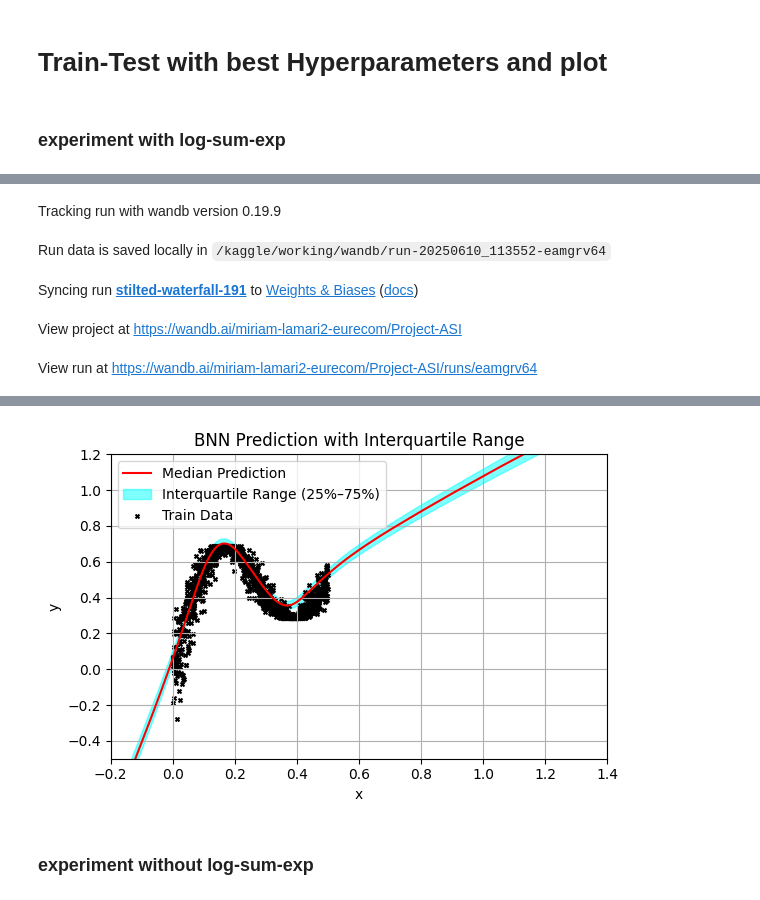
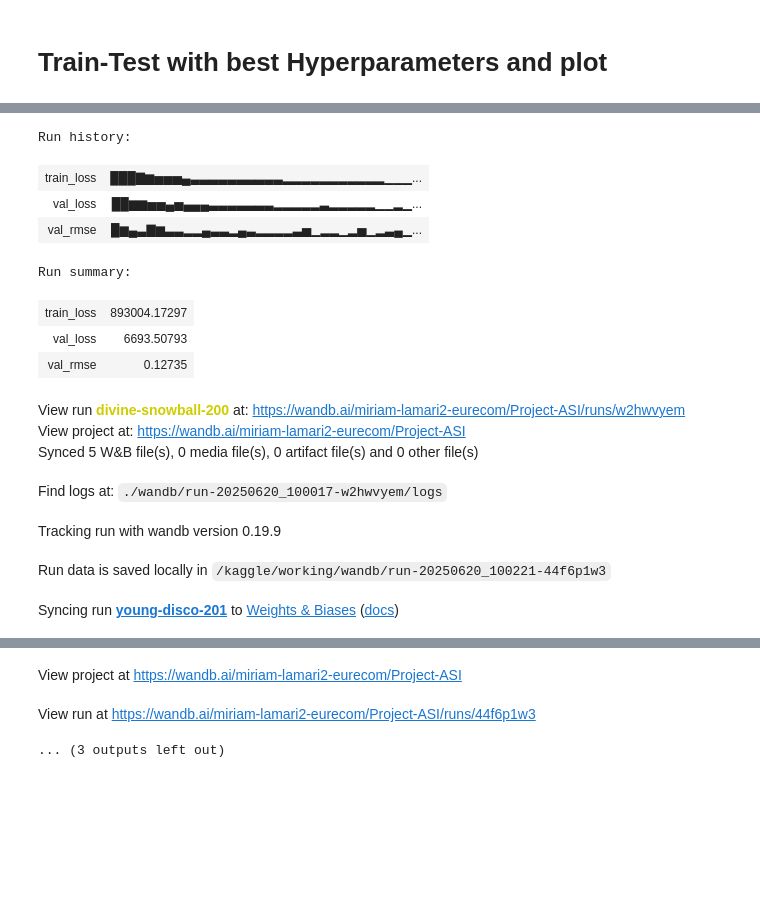
Before and after one commit to miriam-16/asi-weight-uncertainty-nn, a Jupyter notebook: project-weight-uncertainty-in-neural-networks-regression.ipynb, the cells around one changed output, grey strips where cells are left out. Cells and saved outputs as stored; diff of their text form; code cells hidden in the pictures; blank space fills up the shorter version.

Commit message:
Kaggle Notebook | project-weight-uncertainty-in-neural-networks-regr | Version 3

```diff
--- a/project-weight-uncertainty-in-neural-networks-regression.ipynb
+++ b/project-weight-uncertainty-in-neural-networks-regression.ipynb
@@ -107,26 +100,3 @@ class ScaleMixture(nn.Module):
-# %%
-# Scale Mixture Prior for Bayesian Neural Networks
-class ScaleMixture(nn.Module):
-    def __init__(self, pi: float, sigma1: float, sigma2: float) -> None:
-        super().__init__()
-        self.pi = pi
-        self.sigma1 = sigma1
-        self.sigma2 = sigma2
-
-        self.normal1 = torch.distributions.Normal(0, sigma1)
-        self.normal2 = torch.distributions.Normal(0, sigma2)
-
-    def log_prior(self, w: Tensor) -> Tensor:
-        log_prob_n1 = self.normal1.log_prob(w)
-        log_prob_n2 = self.normal2.log_prob(w)
-
-        pi = torch.tensor(self.pi, device=w.device)
-        log_mix1 = torch.log(pi) + log_prob_n1
-        log_mix2 = torch.log(1.0 - pi) + log_prob_n2
-
-        # Stable log-sum-exp over the two components
-        log_prob = torch.logsumexp(torch.stack([log_mix1, log_mix2]), dim=0).sum()
-        return log_prob
 # %% [markdown]
 ## Gaussian Variational Inference
 # %%
@@ -401,7 +371,5 @@ best_hyperparameters  = { 'learning_rate':0.001, 'prior_pi':0.5, 'prior_sigma1':
 # %% [markdown]
 # Train-Test with best Hyperparameters and plot
-# %% [markdown]
-### experiment with log-sum-exp
 # %%
 wandb.init(project="Project-ASI")
 train_loop(
@@ -409,6 +377,6 @@ train_loop(
     prior_pi = best_hyperparameters['prior_pi'],
     prior_sigma1 = best_hyperparameters['prior_sigma1'],
     prior_sigma2 = best_hyperparameters['prior_sigma2'],
-    epochs = 100
+    epochs = 200
 )
 # %% [output]
@@ -415,5 +384,15 @@ train_loop(
+Run history:
+| train_loss | ███▇▆▅▅▅▄▃▃▃▃▃▃▃▃▃▃▂▂▂▂▂▂▂▂▂▂▂▁▁▁... |
+| val_loss | ██▆▆▅▅▄▅▄▄▄▃▃▃▃▃▃▃▂▂▂▂▂▃▂▂▂▂▂▁▁▂▁... |
+| val_rmse | █▆▄▃▇▆▃▃▂▂▄▃▃▂▄▃▂▂▂▂▃▅▁▂▂▁▂▅▁▂▃▄▁... |
+Run summary:
+| train_loss | 893004.17297 |
+| val_loss | 6693.50793 |
+| val_rmse | 0.12735 |
-Tracking run with wandb version 0.19.9
+View run divine-snowball-200 at: https://wandb.ai/miriam-lamari2-eurecom/Project-ASI/runs/w2hwvyem
+View project at: https://wandb.ai/miriam-lamari2-eurecom/Project-ASI
+Synced 5 W&B file(s), 0 media file(s), 0 artifact file(s) and 0 other file(s)
-Run data is saved locally in /kaggle/working/wandb/run-20250610_113552-eamgrv64
+Find logs at: ./wandb/run-20250620_100017-w2hwvyem/logs
-Syncing run stilted-waterfall-191 to Weights & Biases (docs)
+Tracking run with wandb version 0.19.9
-View project at https://wandb.ai/miriam-lamari2-eurecom/Project-ASI
+Run data is saved locally in /kaggle/working/wandb/run-20250620_100221-44f6p1w3
-View run at https://wandb.ai/miriam-lamari2-eurecom/Project-ASI/runs/eamgrv64
+Syncing run young-disco-201 to Weights & Biases (docs)
@@ -437,3 +399,3 @@ Epoch 100/100 | Train Loss: 1004682.11 | Val Loss: -485.75 | Val RMSE: 0.0860
-[figure, removed]
+View project at https://wandb.ai/miriam-lamari2-eurecom/Project-ASI
+View run at https://wandb.ai/miriam-lamari2-eurecom/Project-ASI/runs/44f6p1w3
+... (3 outputs left out)
-# %% [markdown]
-### experiment without log-sum-exp
```
Also changed, not shown: parts of 6 cells of this notebook.
